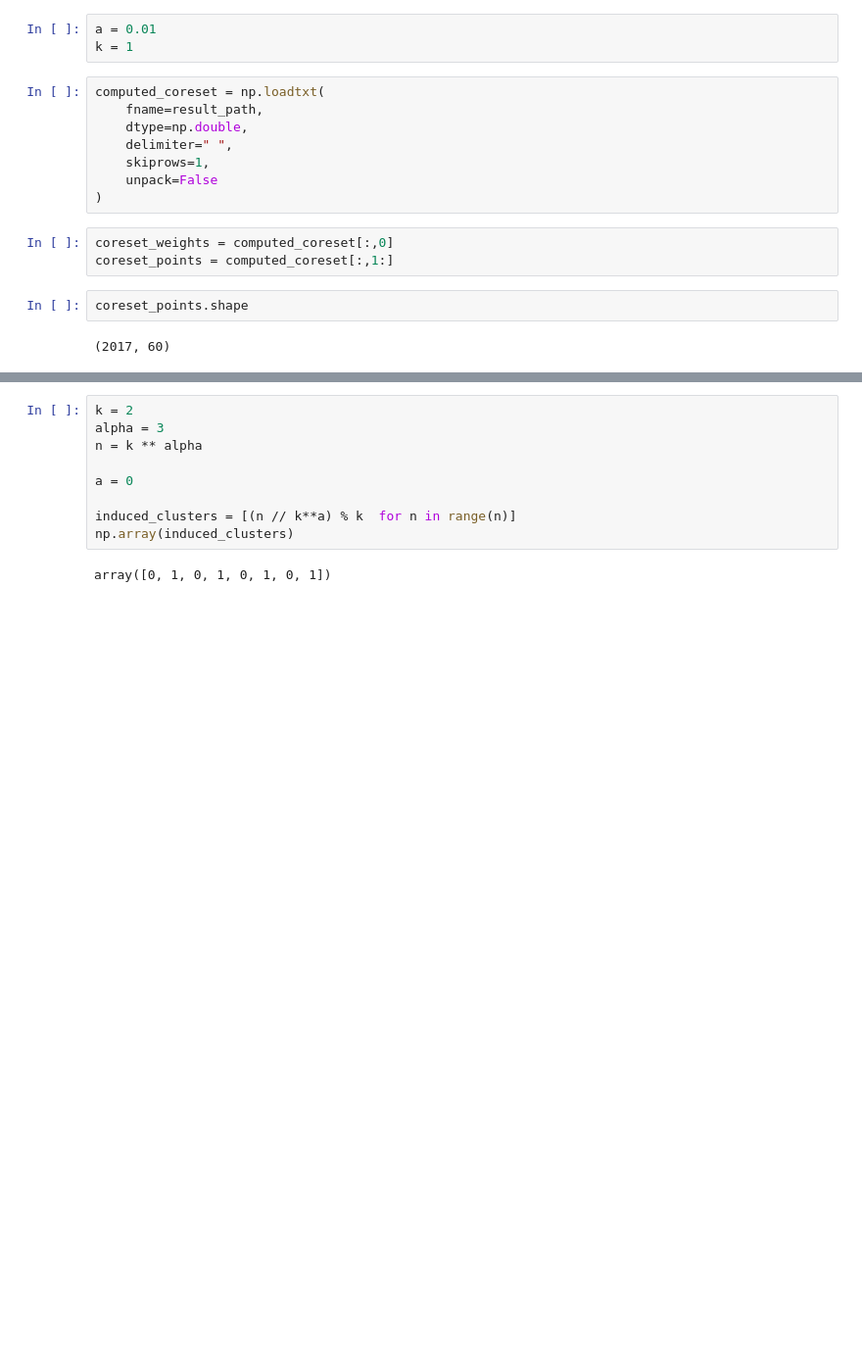
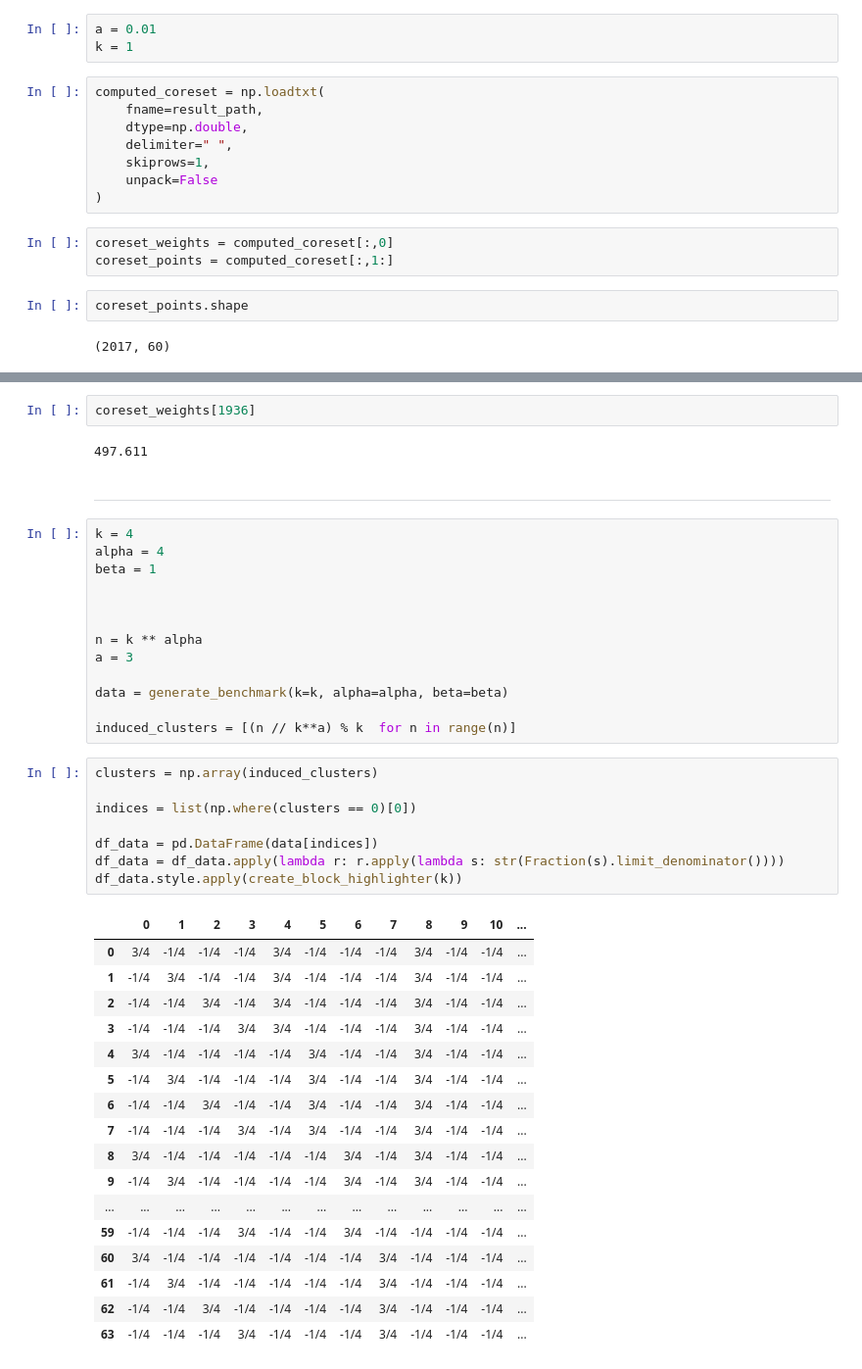
Before and after one commit to sheikhomar/coresets-bench, a Jupyter notebook: pynb/24-benchmark-evaluation.ipynb, the cells around one changed output, grey strips where cells are left out. Shown: that part at 98% size. Saved outputs shown, nothing was run; the diff lists cells and outputs as text; blank space fills up the shorter version.

Commit message:
Debug benchmark evaluation.

```diff
--- a/pynb/24-benchmark-evaluation.ipynb
+++ b/pynb/24-benchmark-evaluation.ipynb
@@ -125,11 +288,45 @@ array([ 516.162,  500.693,  496.551, ..., 6180.14 ,    0.   ,  484.069])
+# %%
+coreset_weights[1936]
+# %% [output]
+497.611
+# %% [markdown]
+---
 # %%
-k = 2
-alpha = 3
+k = 4
+alpha = 4
+beta = 1
+
+
+
 n = k ** alpha
+a = 3
 
-a = 0
+data = generate_benchmark(k=k, alpha=alpha, beta=beta)
 
 induced_clusters = [(n // k**a) % k  for n in range(n)]
-np.array(induced_clusters)
-# %% [output]
-array([0, 1, 0, 1, 0, 1, 0, 1])
+# %%
+clusters = np.array(induced_clusters)
+
+indices = list(np.where(clusters == 0)[0])
+
+df_data = pd.DataFrame(data[indices])
+df_data = df_data.apply(lambda r: r.apply(lambda s: str(Fraction(s).limit_denominator())))
+df_data.style.apply(create_block_highlighter(k))
+# %% [output]
+|  | 0 | 1 | 2 | 3 | 4 | 5 | 6 | 7 | 8 | 9 | 10 | ... |
+| 0 | 3/4 | -1/4 | -1/4 | -1/4 | 3/4 | -1/4 | -1/4 | -1/4 | 3/4 | -1/4 | -1/4 | ... |
+| 1 | -1/4 | 3/4 | -1/4 | -1/4 | 3/4 | -1/4 | -1/4 | -1/4 | 3/4 | -1/4 | -1/4 | ... |
+| 2 | -1/4 | -1/4 | 3/4 | -1/4 | 3/4 | -1/4 | -1/4 | -1/4 | 3/4 | -1/4 | -1/4 | ... |
+| 3 | -1/4 | -1/4 | -1/4 | 3/4 | 3/4 | -1/4 | -1/4 | -1/4 | 3/4 | -1/4 | -1/4 | ... |
+| 4 | 3/4 | -1/4 | -1/4 | -1/4 | -1/4 | 3/4 | -1/4 | -1/4 | 3/4 | -1/4 | -1/4 | ... |
+| 5 | -1/4 | 3/4 | -1/4 | -1/4 | -1/4 | 3/4 | -1/4 | -1/4 | 3/4 | -1/4 | -1/4 | ... |
+| 6 | -1/4 | -1/4 | 3/4 | -1/4 | -1/4 | 3/4 | -1/4 | -1/4 | 3/4 | -1/4 | -1/4 | ... |
+| 7 | -1/4 | -1/4 | -1/4 | 3/4 | -1/4 | 3/4 | -1/4 | -1/4 | 3/4 | -1/4 | -1/4 | ... |
+| 8 | 3/4 | -1/4 | -1/4 | -1/4 | -1/4 | -1/4 | 3/4 | -1/4 | 3/4 | -1/4 | -1/4 | ... |
+| 9 | -1/4 | 3/4 | -1/4 | -1/4 | -1/4 | -1/4 | 3/4 | -1/4 | 3/4 | -1/4 | -1/4 | ... |
+| ... | ... | ... | ... | ... | ... | ... | ... | ... | ... | ... | ... | ... |
+| 59 | -1/4 | -1/4 | -1/4 | 3/4 | -1/4 | -1/4 | 3/4 | -1/4 | -1/4 | -1/4 | -1/4 | ... |
+| 60 | 3/4 | -1/4 | -1/4 | -1/4 | -1/4 | -1/4 | -1/4 | 3/4 | -1/4 | -1/4 | -1/4 | ... |
+| 61 | -1/4 | 3/4 | -1/4 | -1/4 | -1/4 | -1/4 | -1/4 | 3/4 | -1/4 | -1/4 | -1/4 | ... |
+| 62 | -1/4 | -1/4 | 3/4 | -1/4 | -1/4 | -1/4 | -1/4 | 3/4 | -1/4 | -1/4 | -1/4 | ... |
+| 63 | -1/4 | -1/4 | -1/4 | 3/4 | -1/4 | -1/4 | -1/4 | 3/4 | -1/4 | -1/4 | -1/4 | ... |
```
Also changed, not shown: parts of 23 cells of this notebook.
